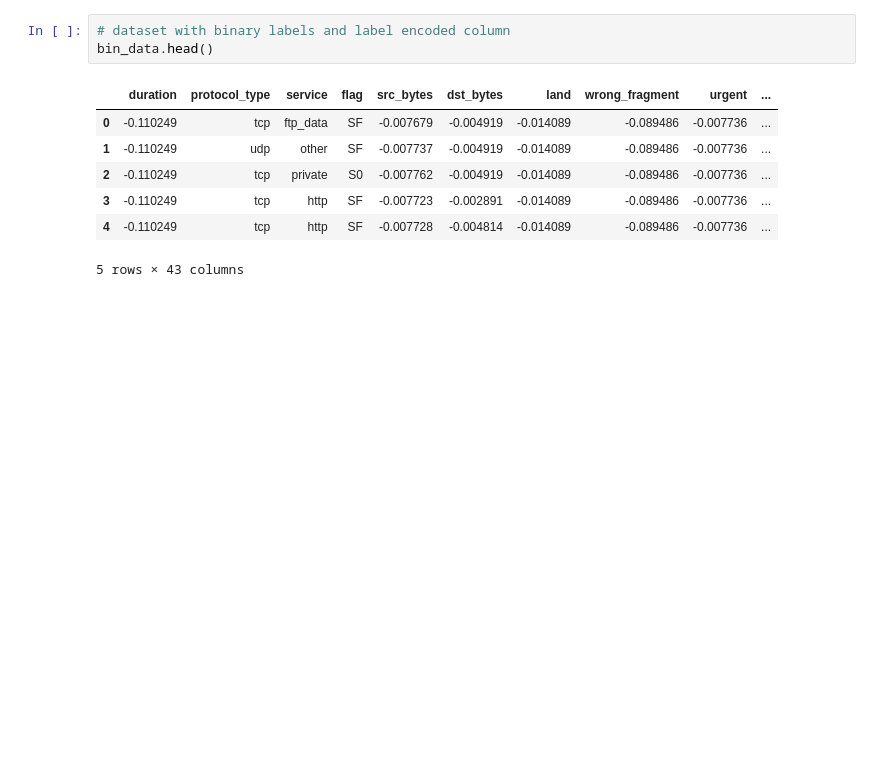
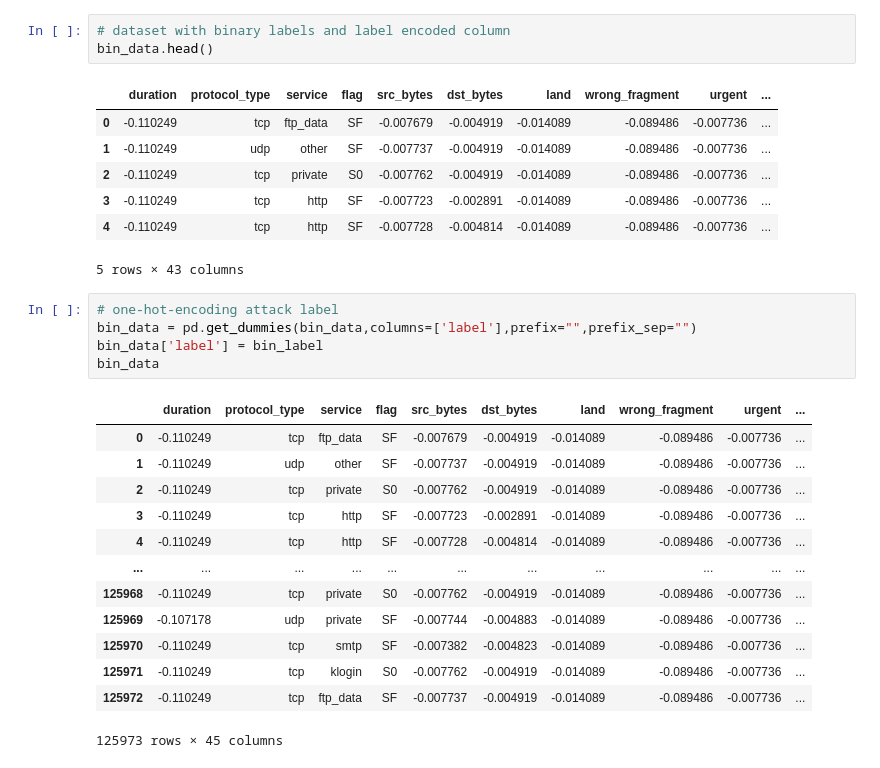
Before and after one commit to samsivabalan/home-network-IDS, a Jupyter notebook: training/main.ipynb, the cells around one changed output. Saved outputs shown, nothing was run; the diff lists cells and outputs as text; blank space fills up the shorter version.

```diff
--- a/training/main.ipynb
+++ b/training/main.ipynb
@@ -232,3 +235,22 @@ bin_data.head()
 | 3 | -0.110249 | tcp | http | SF | -0.007723 | -0.002891 | -0.014089 | -0.089486 | -0.007736 | ... |
 | 4 | -0.110249 | tcp | http | SF | -0.007728 | -0.004814 | -0.014089 | -0.089486 | -0.007736 | ... |
 5 rows × 43 columns
+# %%
+# one-hot-encoding attack label
+bin_data = pd.get_dummies(bin_data,columns=['label'],prefix="",prefix_sep="")
+bin_data['label'] = bin_label
+bin_data
+# %% [output]
+|  | duration | protocol_type | service | flag | src_bytes | dst_bytes | land | wrong_fragment | urgent | ... |
+| 0 | -0.110249 | tcp | ftp_data | SF | -0.007679 | -0.004919 | -0.014089 | -0.089486 | -0.007736 | ... |
+| 1 | -0.110249 | udp | other | SF | -0.007737 | -0.004919 | -0.014089 | -0.089486 | -0.007736 | ... |
+| 2 | -0.110249 | tcp | private | S0 | -0.007762 | -0.004919 | -0.014089 | -0.089486 | -0.007736 | ... |
+| 3 | -0.110249 | tcp | http | SF | -0.007723 | -0.002891 | -0.014089 | -0.089486 | -0.007736 | ... |
+| 4 | -0.110249 | tcp | http | SF | -0.007728 | -0.004814 | -0.014089 | -0.089486 | -0.007736 | ... |
+| ... | ... | ... | ... | ... | ... | ... | ... | ... | ... | ... |
+| 125968 | -0.110249 | tcp | private | S0 | -0.007762 | -0.004919 | -0.014089 | -0.089486 | -0.007736 | ... |
+| 125969 | -0.107178 | udp | private | SF | -0.007744 | -0.004883 | -0.014089 | -0.089486 | -0.007736 | ... |
+| 125970 | -0.110249 | tcp | smtp | SF | -0.007382 | -0.004823 | -0.014089 | -0.089486 | -0.007736 | ... |
+| 125971 | -0.110249 | tcp | klogin | S0 | -0.007762 | -0.004919 | -0.014089 | -0.089486 | -0.007736 | ... |
+| 125972 | -0.110249 | tcp | ftp_data | SF | -0.007737 | -0.004919 | -0.014089 | -0.089486 | -0.007736 | ... |
+125973 rows × 45 columns
```
Also changed, not shown: parts of 3 cells of this notebook.
